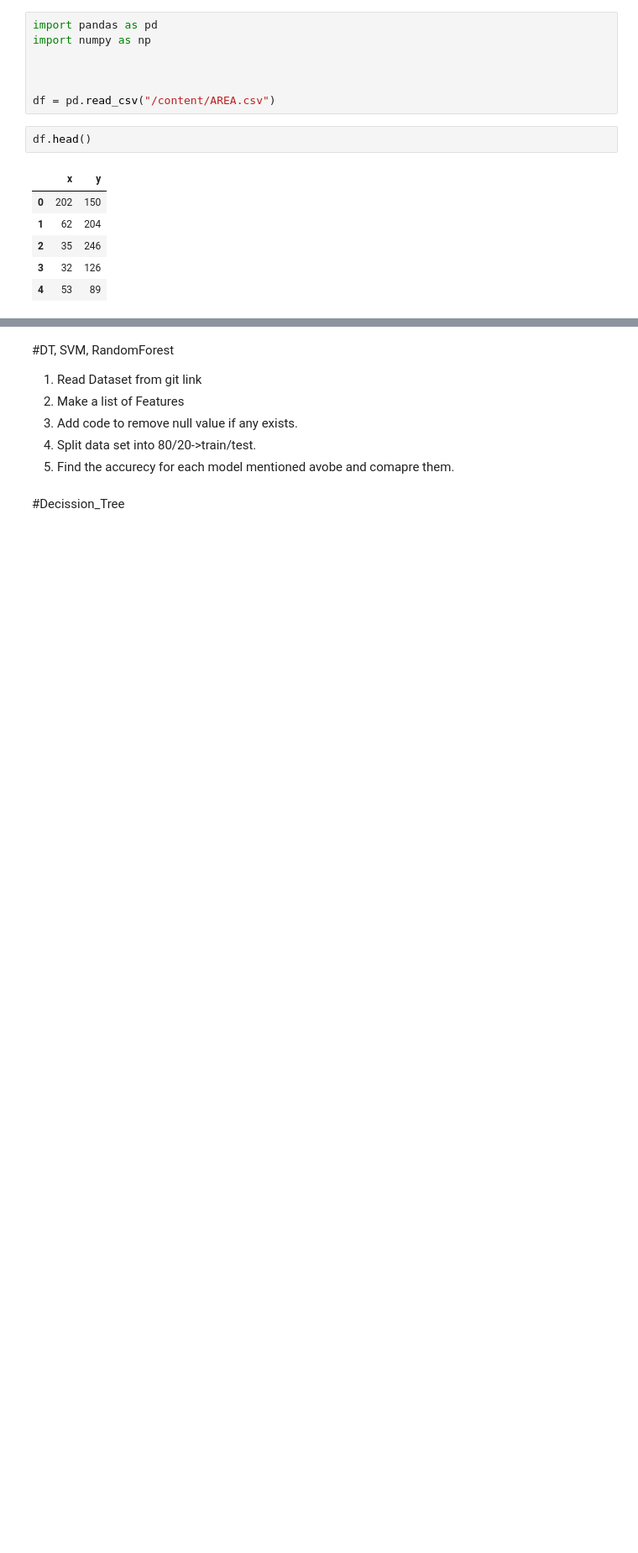
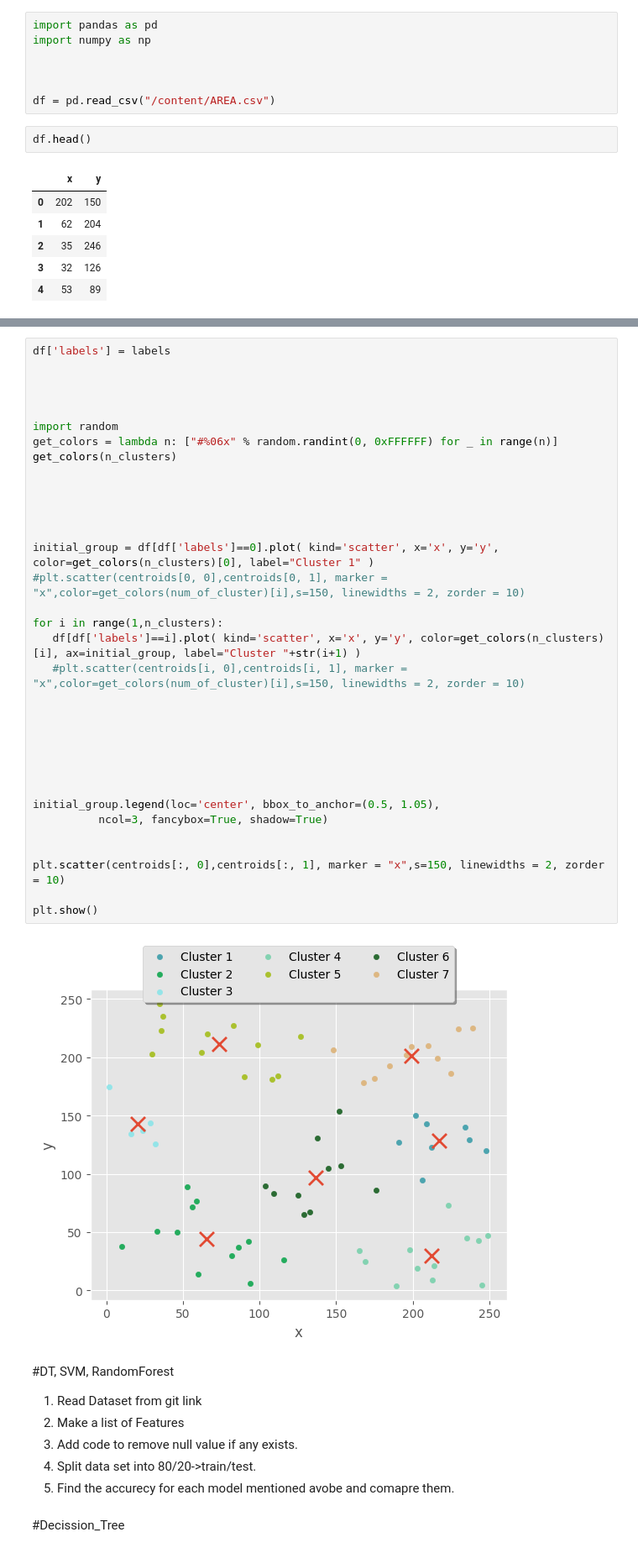
Before and after one commit to FahmidaNourin/CSE445_Machine_Learning, a Jupyter notebook: EVA_1.ipynb, the cells around one changed output, grey strips where cells are left out. Shown at 84% size. Drawn from its saved outputs; the diff is of its cells as text; blank space fills up the shorter version.

```diff
--- a/EVA_1.ipynb
+++ b/EVA_1.ipynb
@@ -228,3 +212,39 @@ ValueError: ignored
+# %%
+df['labels'] = labels
+
+
+
+
+import random
+get_colors = lambda n: ["#%06x" % random.randint(0, 0xFFFFFF) for _ in range(n)]
+get_colors(n_clusters)
+
+
+
+
+
+initial_group = df[df['labels']==0].plot( kind='scatter', x='x', y='y', color=get_colors(n_clusters)[0], label="Cluster 1" )
+#plt.scatter(centroids[0, 0],centroids[0, 1], marker = "x",color=get_colors(num_of_cluster)[i],s=150, linewidths = 2, zorder = 10)
+
+for i in range(1,n_clusters):
+   df[df['labels']==i].plot( kind='scatter', x='x', y='y', color=get_colors(n_clusters)[i], ax=initial_group, label="Cluster "+str(i+1) )
+   #plt.scatter(centroids[i, 0],centroids[i, 1], marker = "x",color=get_colors(num_of_cluster)[i],s=150, linewidths = 2, zorder = 10)
+
+
+
+
+
+
+
+initial_group.legend(loc='center', bbox_to_anchor=(0.5, 1.05),
+          ncol=3, fancybox=True, shadow=True)
+
+
+plt.scatter(centroids[:, 0],centroids[:, 1], marker = "x",s=150, linewidths = 2, zorder = 10)
+
+plt.show()
+# %% [output]
+[figure, added]
 # %% [markdown]
 #DT, SVM, RandomForest
 
```
Also changed, not shown: parts of 15 cells of this notebook.
